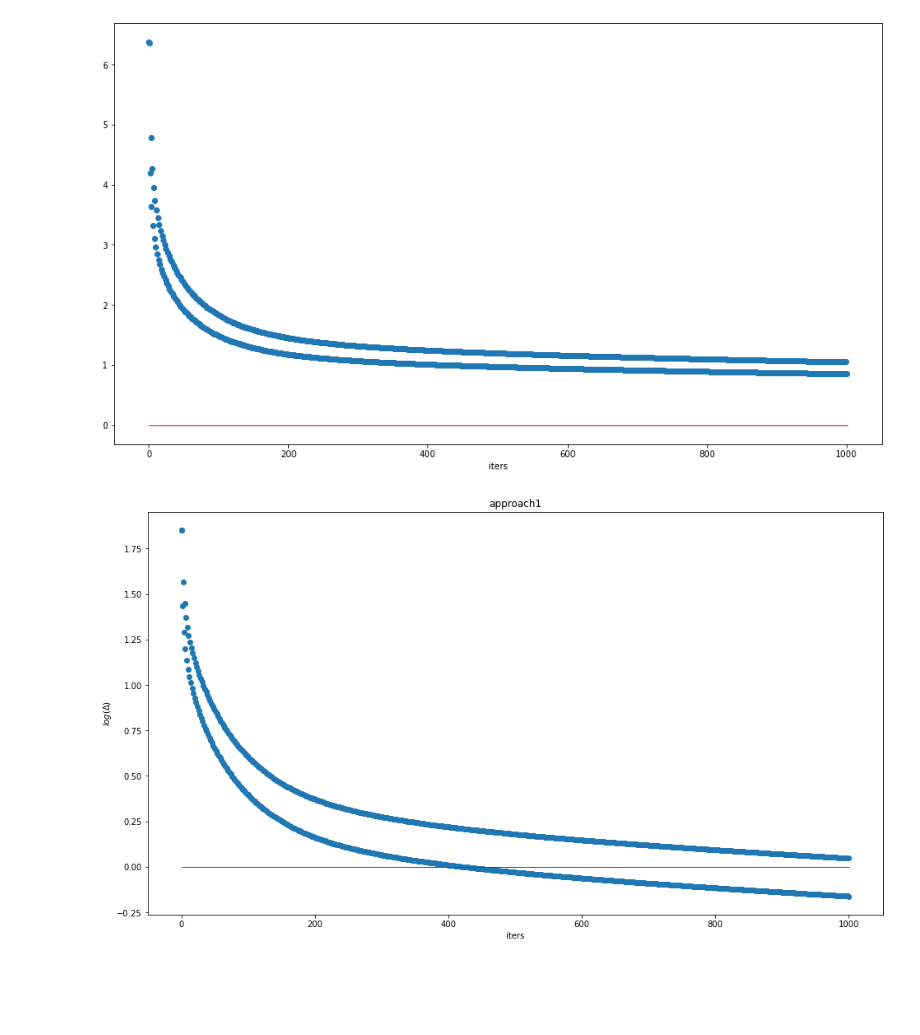
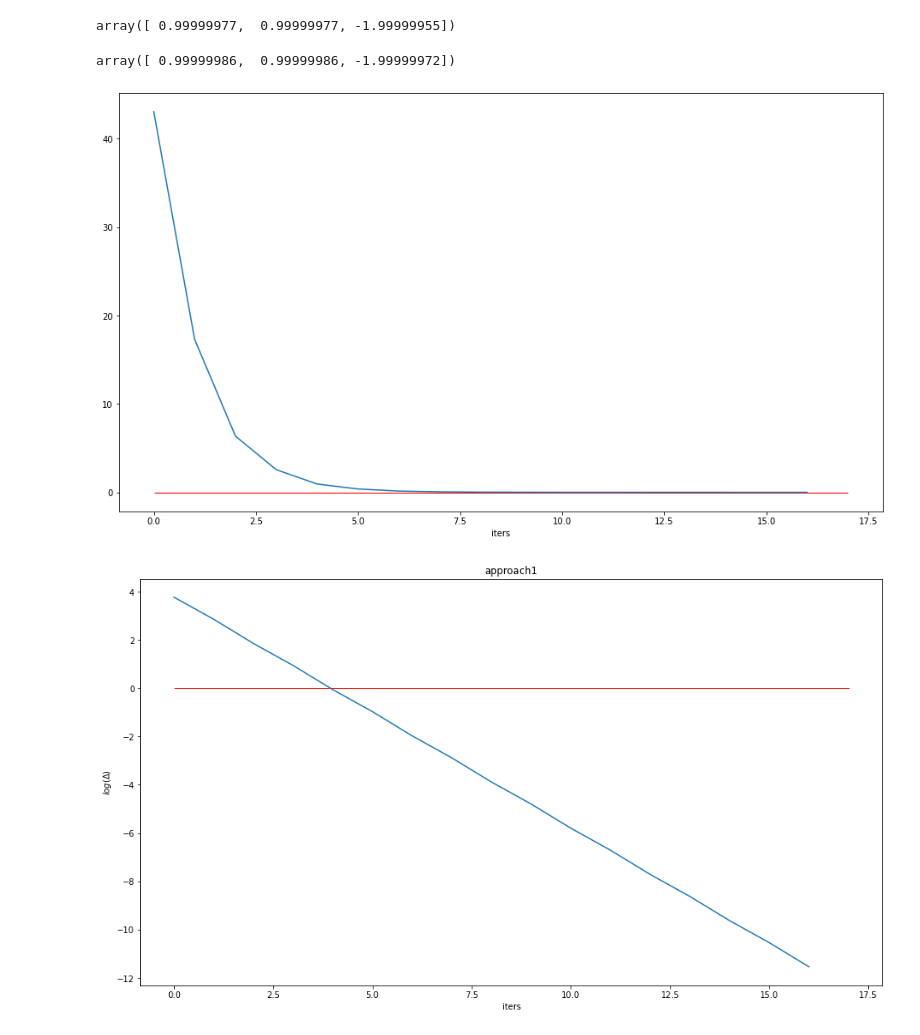
Before and after one commit to 15Andrew43/Computational-math, a Jupyter notebook: task2/main.ipynb, the cells around one changed output. Drawn from its saved outputs; the diff is of its cells as text; code cells hidden in the pictures; blank space fills up the shorter version.

```diff
--- a/task2/main.ipynb
+++ b/task2/main.ipynb
@@ -2,13 +2,13 @@
 import numpy as np
 import matplotlib.pyplot as plt
 # %%
-def solve(A, b, max_iter=1000, tol=1e-5, method='grad'):
+def solve(A, b, max_iter=100000, tol=1e-5, method='grad'):
     n = b.shape
     x = np.zeros(n)
 
     grad = A @ x - b
     norm = np.linalg.norm(grad)
-    grads = np.array([abs(norm)])
+    grads = np.array([norm])
     iter = 0
 
     while iter < max_iter and norm > tol:
@@ -35,13 +35,26 @@ def solve(A, b, max_iter=1000, tol=1e-5, method='grad'):
 def is_pos_def(x):
     return np.all(np.linalg.eigvals(x) > 0)
 # %%
-np.random.seed(1)
+# np.random.seed(1)
 
 n = 120
 
-A = np.random.randn(n, n)
-A = A.T @ A
+# A = np.random.randn(n, n)
+# A = A.T @ A
 
-b = np.random.rand(n)
+A = np.array([
+    [-2, 1, 1],
+    [1, 2, -3],
+    [3, -4, 1]
+])
 
-is_pos_def(A)
+AA = A.T @ A
+
+# b = np.random.rand(n)
+
+b = np.array([-3, 9, -3])
+bb = A.T @ b
+
+
+assert(is_pos_def(AA))
+# A[:4, :4]
@@ -50,9 +61,12 @@ True
 # %%
 print('Итерационный способ1:')
-%time x1, grads1 = solve(A, b)
+%time
+x1, grads1 = solve(AA, bb)
 print('Итерационный способ2:')
-%time x2, grads2 = solve(A, b, method='res')
+%time
+x2, grads2 = solve(AA, bb, method='res')
 print('Точное решение с помощью встроенной функции:')
-%time real_solution = np.linalg.solve(A, b)
+%time
+real_solution = np.linalg.solve(AA, bb)
 # %% [output]
 Итерационный способ1:
@@ -83,7 +97,15 @@ print(f'ошибка: {np.linalg.norm(real_solution - x2)}')
+# %%
+x1
+# %% [output]
+array([ 0.99999977,  0.99999977, -1.99999955])
+# %%
+x2
+# %% [output]
+array([ 0.99999986,  0.99999986, -1.99999972])
 # %%
 plt.figure(figsize=(16, 9))
 
-plt.scatter(
+plt.plot(
     np.arange(len(grads1)),
     grads1
 )
@@ -93,23 +115,23 @@ plt.hlines(y=0, xmin=0, xmax=len(grads1), color="r", linewidth=1)
 
 plt.show()
 # %% [output]
-[figure, old version]
+[figure, new version]
 # %%
 plt.figure(figsize=(16, 9))
 
-plt.scatter(
+plt.plot(
     np.arange(len(grads1)),
     np.log(grads1)
 )
 
 plt.title('approach1')
 plt.xlabel('iters')
 plt.ylabel('$log(\Delta)$')
 plt.hlines(y=0, xmin=0, xmax=len(grads1), color="r", linewidth=1)
 
 plt.show()
 # %% [output]
-[figure, old version]
+[figure, new version]
 # %%
 plt.figure(figsize=(16, 9))
 
```
Also changed, not shown: parts of 5 cells of this notebook.
